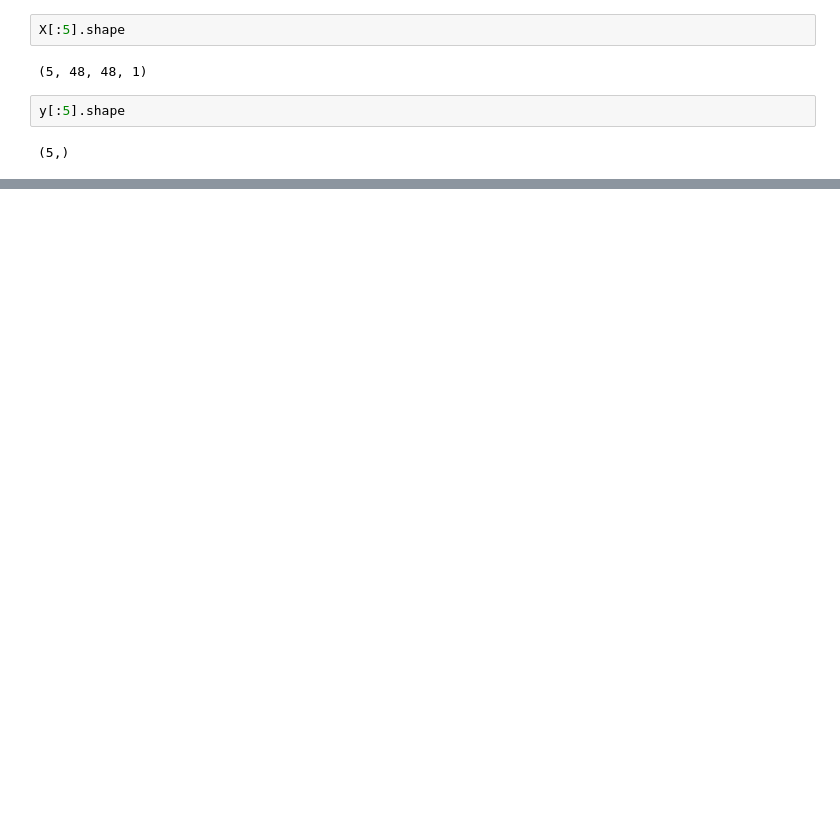
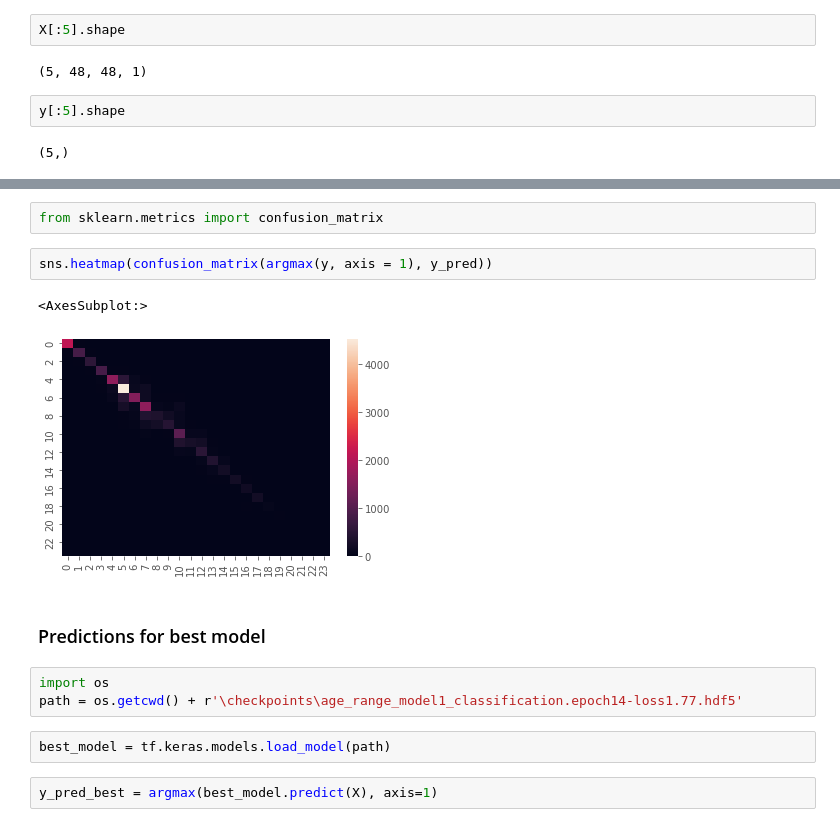
Before and after one commit to Facify/Models, a Jupyter notebook: CNN_UTK_Model_1_AgeRange_Classification.ipynb, the cells around one changed output, grey strips where cells are left out. Saved outputs shown, nothing was run; the diff lists cells and outputs as text; blank space fills up the shorter version.

```diff
--- a/CNN_UTK_Model_1_AgeRange_Classification.ipynb
+++ b/CNN_UTK_Model_1_AgeRange_Classification.ipynb
@@ -122,0 +208,16 @@ y_test.shape
+# %%
+from sklearn.metrics import confusion_matrix
+# %%
+sns.heatmap(confusion_matrix(argmax(y, axis = 1), y_pred))
+# %% [output]
+<AxesSubplot:>
+[figure, added]
+# %% [markdown]
+### Predictions for best model
+# %%
+import os
+path = os.getcwd() + r'\checkpoints\age_range_model1_classification.epoch14-loss1.77.hdf5'
+# %%
+best_model = tf.keras.models.load_model(path)
+# %%
+y_pred_best = argmax(best_model.predict(X), axis=1)
```
Also changed, not shown: parts of 20 cells of this notebook, 13 other files.
